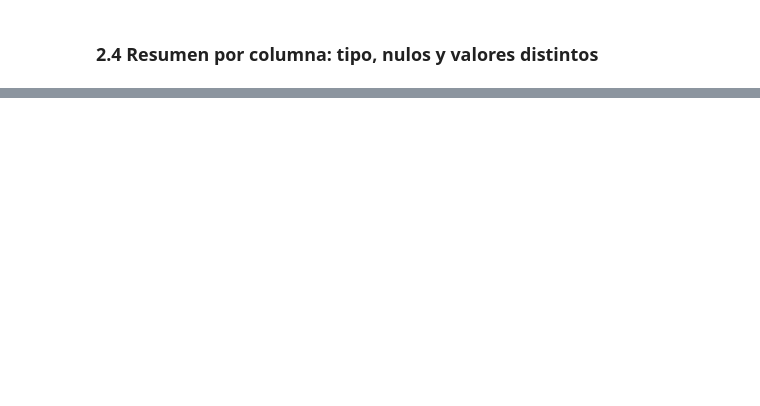
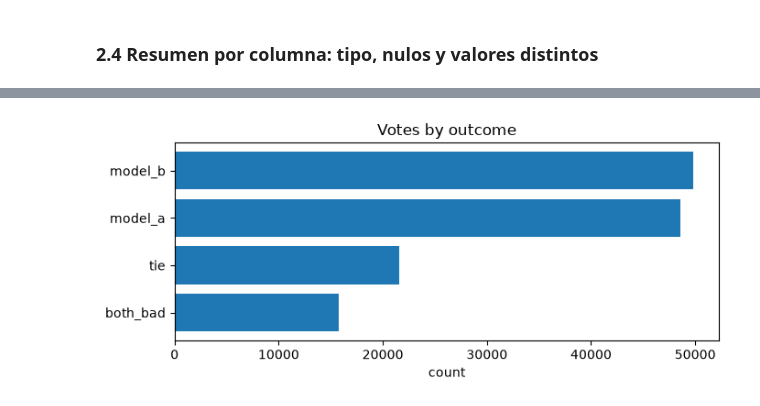
Before and after one commit to JoseFredes/lmarena-sumativa1, a Jupyter notebook: F2/F2_01_acquisition_exploration.ipynb, the cells around one changed output, grey strips where cells are left out. Cells and saved outputs as stored; diff of their text form; code cells hidden in the pictures; blank space fills up the shorter version.

```diff
--- a/F2/F2_01_acquisition_exploration.ipynb
+++ b/F2/F2_01_acquisition_exploration.ipynb
@@ -103,0 +229,6 @@ structure_summary(df_raw)
+# %%
+from arena.profile import frequency_table
+from arena.plots import plot_bars
+
+freq_winner = frequency_table(df_raw["winner"])
+freq_winner
@@ -103,0 +242,4 @@ structure_summary(df_raw)
+# %%
+plot_bars(freq_winner, "Votes by outcome")
+# %% [output]
+[figure, added]
```
Also changed, not shown: parts of 73 cells of this notebook.
